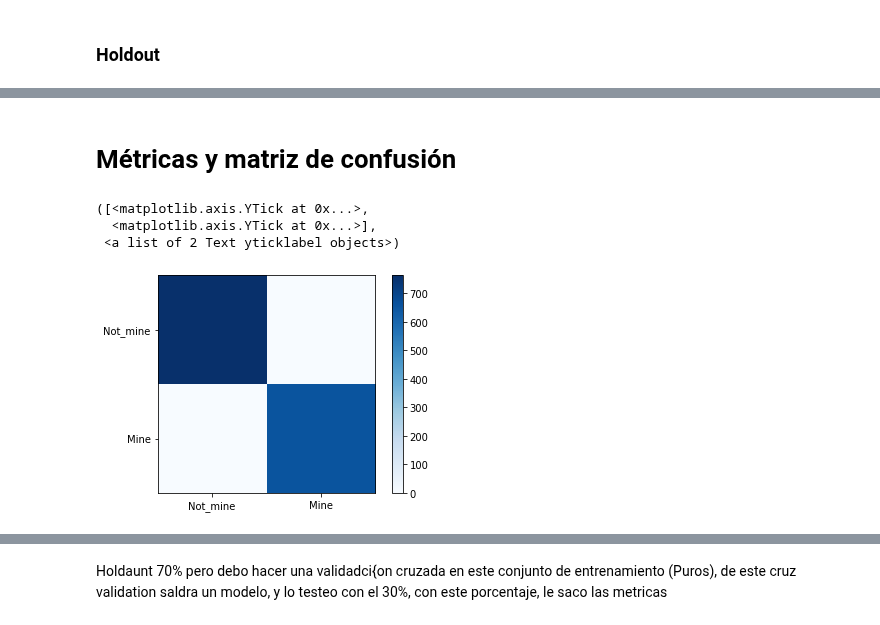
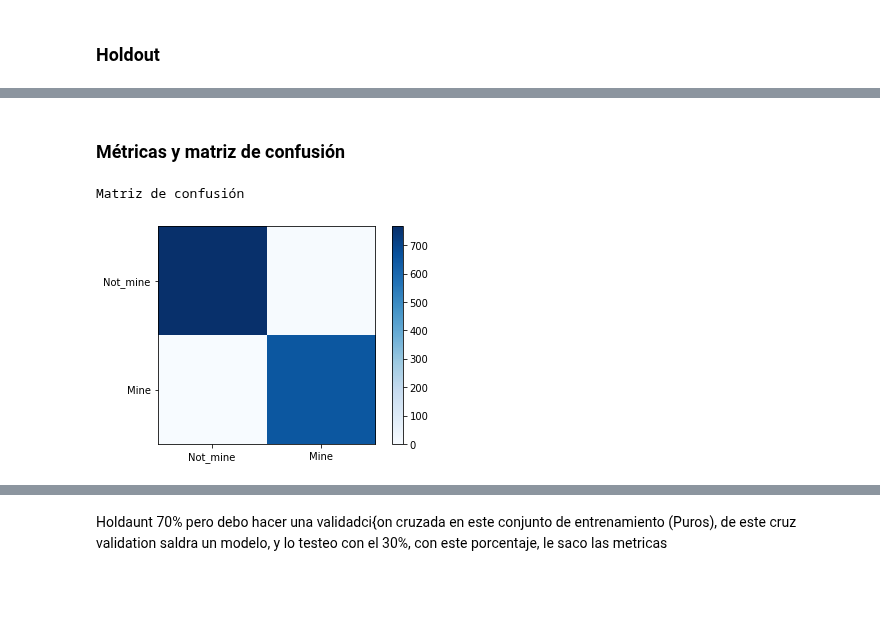
Before and after one commit to Kaiziferr/-Miner_Detector, a Jupyter notebook: PDG/Árboles de decisión sin normalizar sin binarizar.ipynb, the cells around one changed output, grey strips where cells are left out. Drawn from its saved outputs; the diff is of its cells as text; code cells hidden in the pictures; blank space fills up the shorter version.

```diff
--- a/PDG/Árboles de decisión sin normalizar sin binarizar.ipynb
+++ b/PDG/Árboles de decisión sin normalizar sin binarizar.ipynb
@@ -167,17 +210,10 @@ len(y_pred[y_pred == 1])
 # %% [markdown]
-# Métricas y matriz de confusión
+### Métricas y matriz de confusión
-# %%
-churm = metrics.confusion_matrix(y_test, y_pred)
-plt.imshow(churm, cmap=plt.cm.Blues)
-plt.colorbar()
-tick_marks = np.arange(2)
-plt.xticks(tick_marks, ['Not_mine','Mine'])
-plt.yticks(tick_marks, ['Not_mine','Mine'])
-# %% [output]
-([<matplotlib.axis.YTick at 0x...>,
-  <matplotlib.axis.YTick at 0x...>],
- <a list of 2 Text yticklabel objects>)
-[figure, removed]
+# %%
+churm = matriz_confusion(y_test, y_pred, plt.cm.Blues)
+# %% [output]
+Matriz de confusión
+[figure, added]
 # %%
 pd.DataFrame(churm)
 # %% [output]
```
Also changed, not shown: parts of 144 cells of this notebook, 3 other files.
